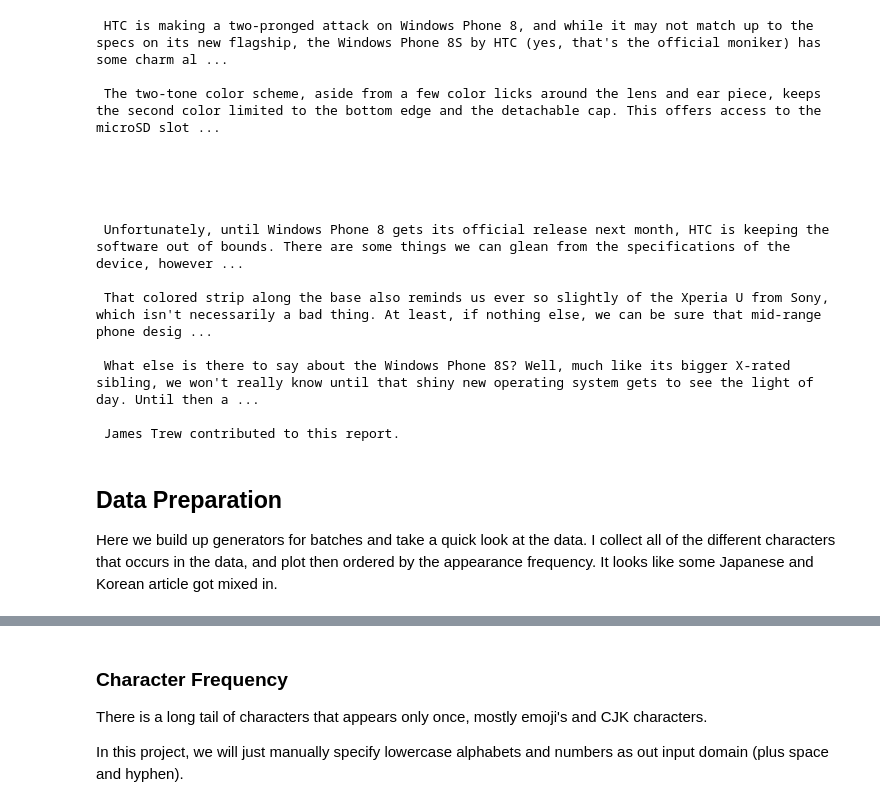
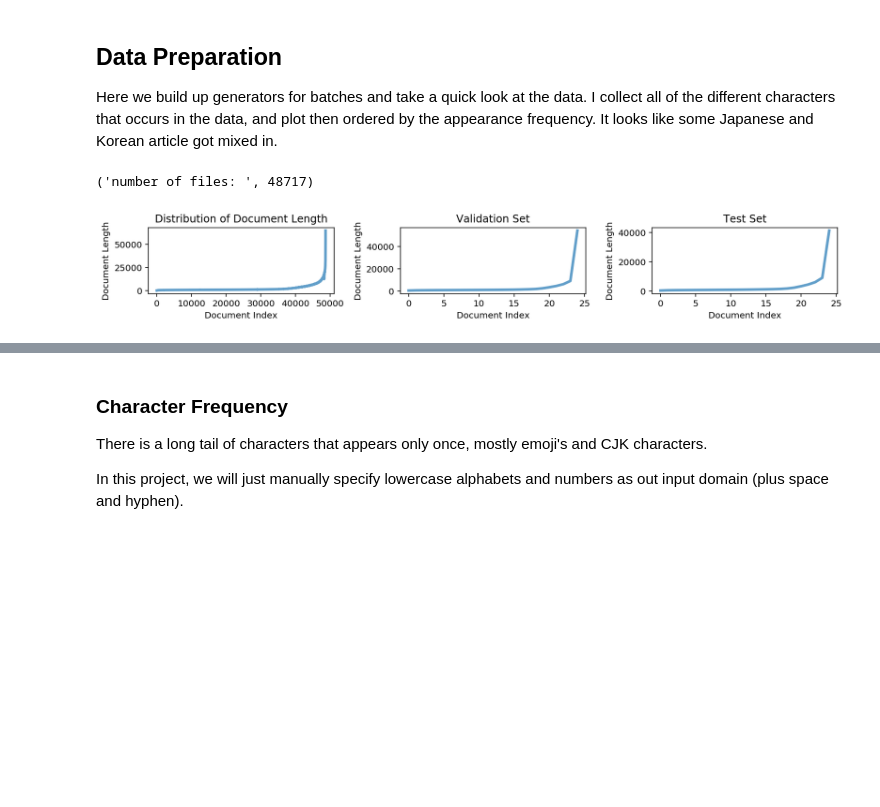
Before and after one commit to geyang/deep-auto-punctuation, a Jupyter notebook: Learning Punctuations by reading Engadget.ipynb, the cells around one changed output, grey strips where cells are left out. Saved outputs shown, nothing was run; the diff lists cells and outputs as text; code cells hidden in the pictures; blank space fills up the shorter version.

Commit message:
break out code into individual files. Minimize notebook

```diff
--- a/Learning Punctuations by reading Engadget.ipynb
+++ b/Learning Punctuations by reading Engadget.ipynb
@@ -140,20 +106,0 @@ def test_gen():
-# %%
-for fn, text in train_gen():
-    print(text)
-    break
-# %% [output]
- HTC is making a two-pronged attack on Windows Phone 8, and while it may not match up to the specs on its new flagship, the Windows Phone 8S by HTC (yes, that's the official moniker) has some charm al ...
-
- The two-tone color scheme, aside from a few color licks around the lens and ear piece, keeps the second color limited to the bottom edge and the detachable cap. This offers access to the microSD slot ...
-
-
-
-
-
- Unfortunately, until Windows Phone 8 gets its official release next month, HTC is keeping the software out of bounds. There are some things we can glean from the specifications of the device, however ...
-
- That colored strip along the base also reminds us ever so slightly of the Xperia U from Sony, which isn't necessarily a bad thing. At least, if nothing else, we can be sure that mid-range phone desig ...
-
- What else is there to say about the Windows Phone 8S? Well, much like its bigger X-rated sibling, we won't really know until that shiny new operating system gets to see the light of day. Until then a ...
-
- James Trew contributed to this report.
@@ -173 +118,32 @@ def batch_gen(seq_length, source):
+# %%
+import os
+_, _, files = list(os.walk("./engadget_data"))[0]
+"number of files: ", len(files)
+# %% [output]
+('number of files: ', 48717)
+# %%
+import data
+
+fig = plt.figure(figsize=(12, 2))
+plt.subplot(131)
+plt.plot([len(src) for fn, src in data.source_gen()], linewidth=3, alpha=.7)
+plt.title("Distribution of Document Length")
+plt.xlabel('Document Index')
+plt.ylabel('Document Length')
+plt.subplot(132)
+plt.plot([len(src) for fn, src in data.validation_gen()], linewidth=3, alpha=.7)
+plt.title("Validation Set")
+plt.xlabel('Document Index')
+plt.ylabel('Document Length')
+plt.subplot(133)
+plt.plot([len(src) for fn, src in data.test_gen()], linewidth=3, alpha=.7)
+plt.title("Test Set")
+plt.xlabel('Document Index')
+plt.ylabel('Document Length')
+
+plt.tight_layout()
+
+plt.show()
+# %% [output]
+[figure, added]
 # %%
```
Also changed, not shown: parts of 34 cells of this notebook, 9 other files.
